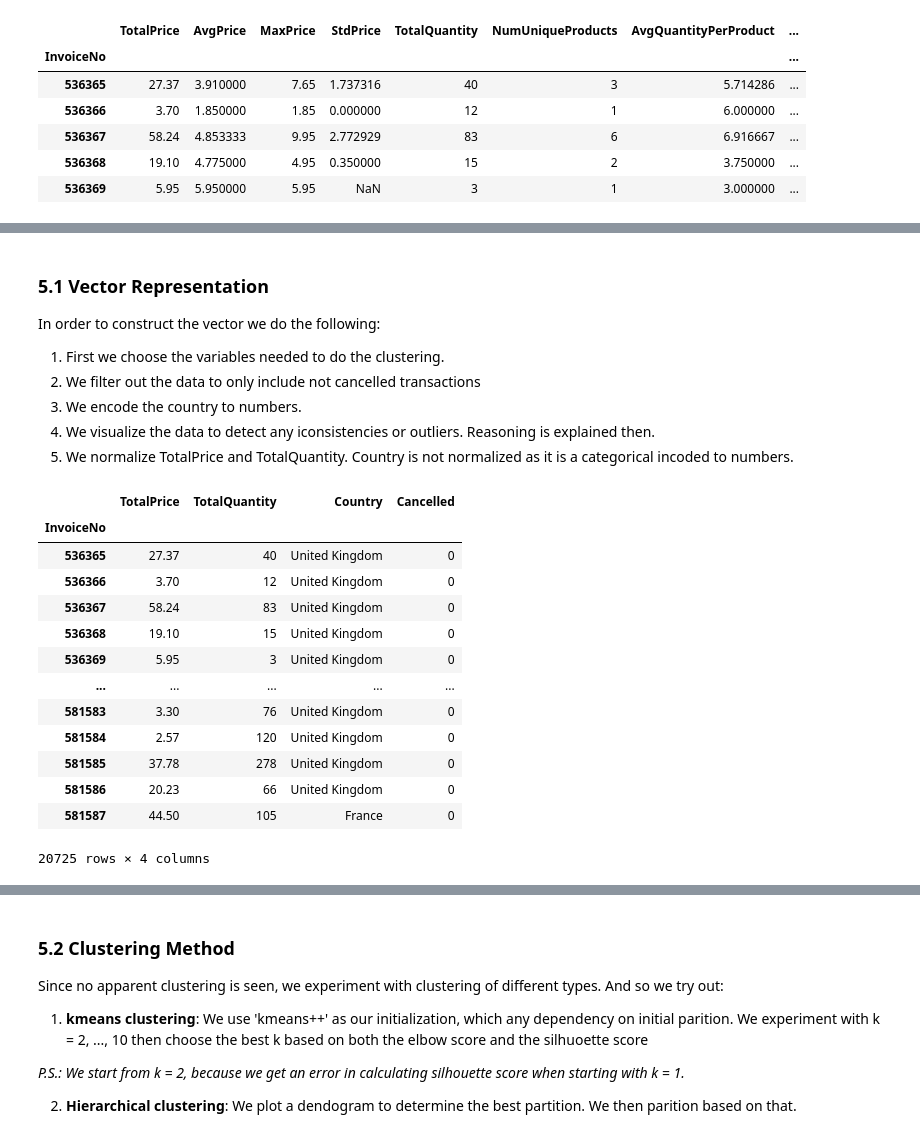
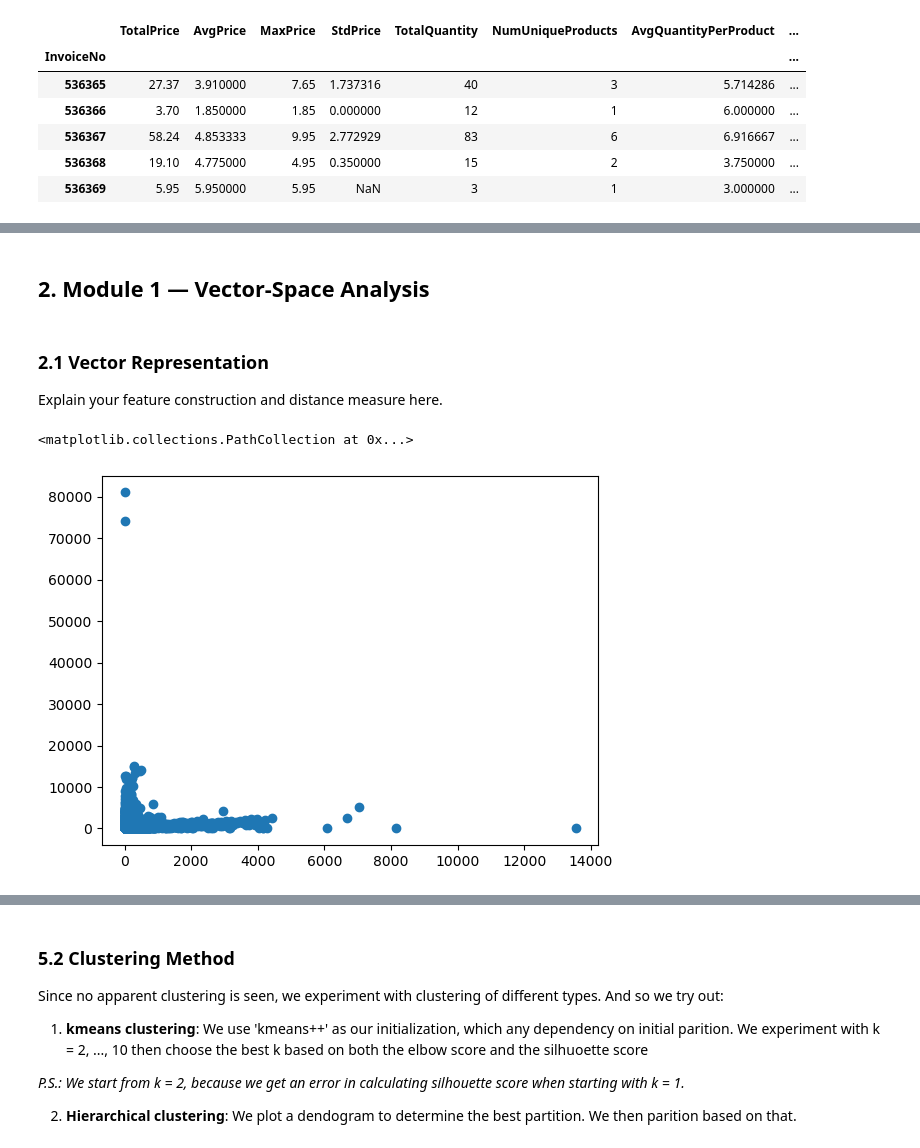
Before and after one commit to NouRALsaidD/data_mining_2026, a Jupyter notebook: data_mining_project_template.ipynb, the cells around one changed output, grey strips where cells are left out. Cells and saved outputs as stored; diff of their text form; code cells hidden in the pictures.

```diff
--- a/data_mining_project_template.ipynb
+++ b/data_mining_project_template.ipynb
@@ -386,9 +393,0 @@ Before clustering, the features are normalized to ensure that differences in sca
-# %% [markdown]
-### 5.1 Vector Representation
-
-In order to construct the vector we do the following:
-1. First we choose the variables needed to do the clustering.
-2. We filter out the data to only include not cancelled transactions
-3. We encode the country to numbers.
-4. We visualize the data to detect any iconsistencies or outliers. Reasoning is explained then.
-5. We normalize TotalPrice and TotalQuantity. Country is not normalized as it is a categorical incoded to numbers.
@@ -397,26 +394,12 @@ data_copy =invoice_features.copy()
+# %% [markdown]
+## 2. Module 1 — Vector-Space Analysis
+# %% [markdown]
+### 2.1 Vector Representation
+
+Explain your feature construction and distance measure here.
 # %%
 # Construct vector representation
-#X = None  # Replace with actual feature matrix
-# This is with only TotalPrice and TotalQuantity and Cancelled
-#invoice_features.iloc[:, [0, 4, 10]]
-
-
-X = data_copy[["TotalPrice", "TotalQuantity", "Country", "Cancelled"]]
-
-X = X[X['Cancelled']==0]
-X
+X = None  # Replace with actual feature matrix
 # %% [output]
-|  | TotalPrice | TotalQuantity | Country | Cancelled |
-| InvoiceNo |  |  |  |  |
-| 536365 | 27.37 | 40 | United Kingdom | 0 |
-| 536366 | 3.70 | 12 | United Kingdom | 0 |
-| 536367 | 58.24 | 83 | United Kingdom | 0 |
-| 536368 | 19.10 | 15 | United Kingdom | 0 |
-| 536369 | 5.95 | 3 | United Kingdom | 0 |
-| ... | ... | ... | ... | ... |
-| 581583 | 3.30 | 76 | United Kingdom | 0 |
-| 581584 | 2.57 | 120 | United Kingdom | 0 |
-| 581585 | 37.78 | 278 | United Kingdom | 0 |
-| 581586 | 20.23 | 66 | United Kingdom | 0 |
-| 581587 | 44.50 | 105 | France | 0 |
-20725 rows × 4 columns
+<matplotlib.collections.PathCollection at 0x...>
+[figure, added]
```
Also changed, not shown: parts of 77 cells of this notebook.
